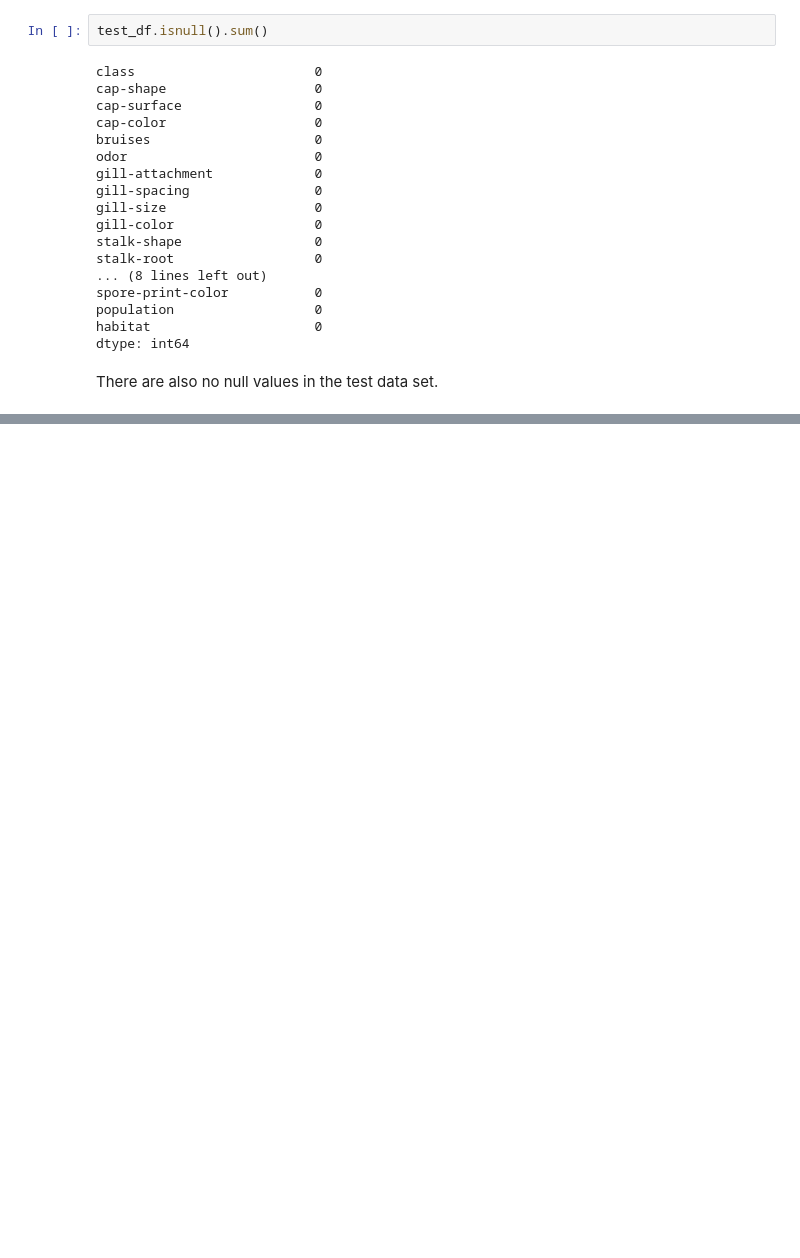
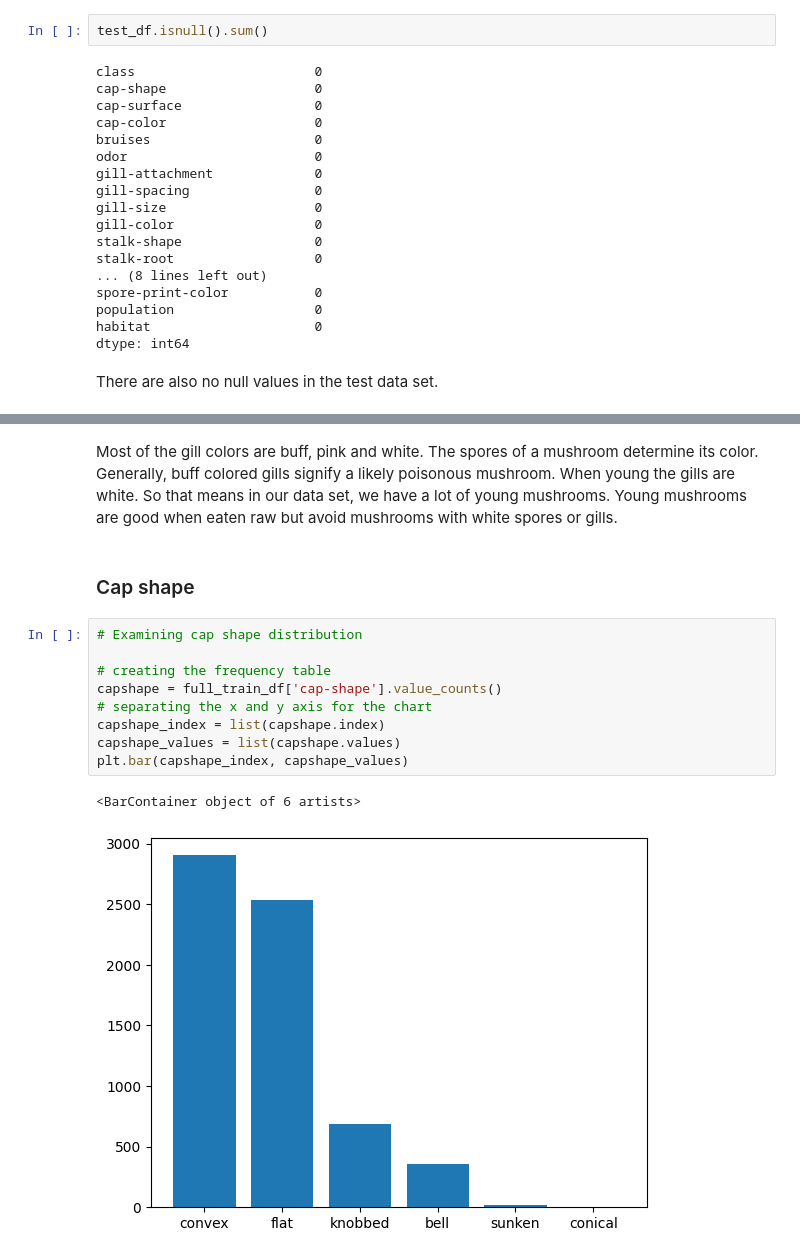
Before and after one commit to Emekadavid/mushroom-classification, a Jupyter notebook: notebook.ipynb, the cells around one changed output, grey strips where cells are left out. Saved outputs shown, nothing was run; the diff lists cells and outputs as text; blank space fills up the shorter version.

```diff
--- a/notebook.ipynb
+++ b/notebook.ipynb
@@ -236,0 +255,16 @@ Let's examine the charts for select features.
+# %% [markdown]
+Most of the gill colors are buff, pink and white. The spores of a mushroom determine its color. Generally, buff colored gills signify a likely poisonous mushroom. When young the gills are white. So that means in our data set, we have a lot of young mushrooms. Young mushrooms are good when eaten raw but avoid mushrooms with white spores or gills.
+# %% [markdown]
+### Cap shape
+# %%
+# Examining cap shape distribution
+
+# creating the frequency table
+capshape = full_train_df['cap-shape'].value_counts()
+# separating the x and y axis for the chart
+capshape_index = list(capshape.index)
+capshape_values = list(capshape.values)
+plt.bar(capshape_index, capshape_values)
+# %% [output]
+<BarContainer object of 6 artists>
+[figure, added]
```
Also changed, not shown: parts of 33 cells of this notebook, 1 other file.
